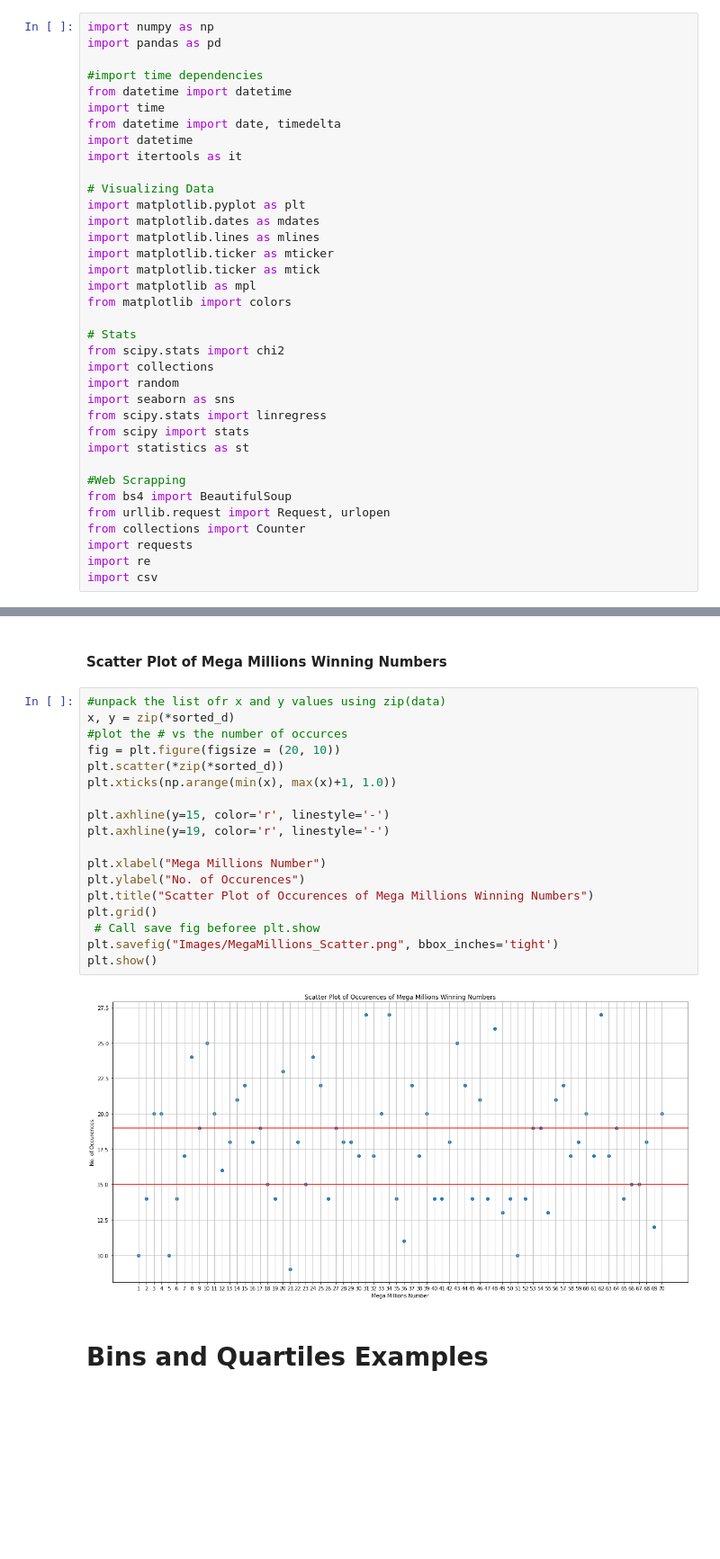
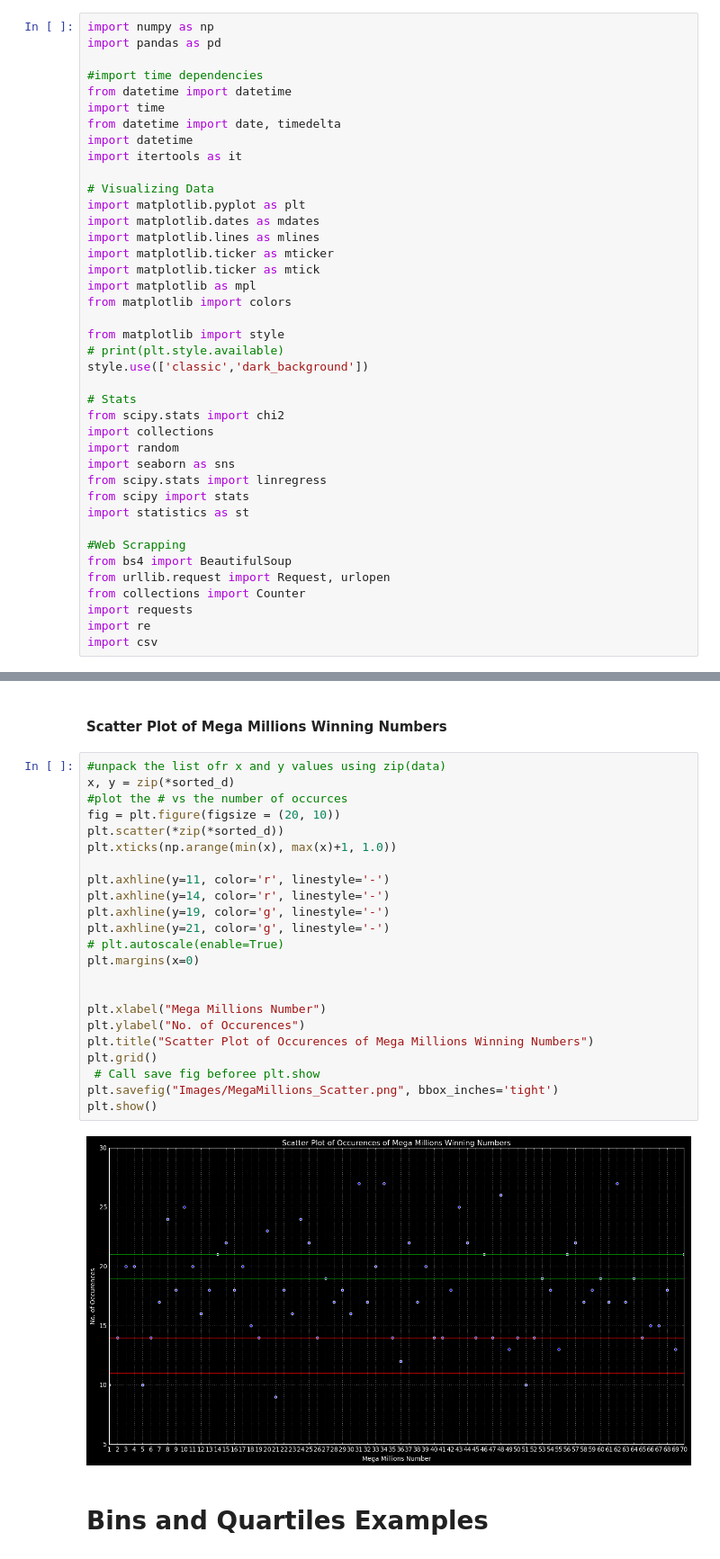
Before and after one commit to Jamals211/Gaming_The_Lottery, a Jupyter notebook: Lottery.ipynb, the cells around one changed output, grey strips where cells are left out. Shown at 90% size. Saved outputs shown, nothing was run; the diff lists cells and outputs as text; blank space fills up the shorter version.

```diff
--- a/Lottery.ipynb
+++ b/Lottery.ipynb
@@ -18,6 +18,10 @@ import matplotlib.ticker as mtick
 import matplotlib as mpl
 from matplotlib import colors
 
+from matplotlib import style
+# print(plt.style.available)
+style.use(['classic','dark_background'])
+
 # Stats
 from scipy.stats import chi2
 import collections
@@ -178,23 +182,28 @@ for x in lst:
 # %%
 #unpack the list ofr x and y values using zip(data)
 x, y = zip(*sorted_d)
 #plot the # vs the number of occurces
 fig = plt.figure(figsize = (20, 10))
 plt.scatter(*zip(*sorted_d))
 plt.xticks(np.arange(min(x), max(x)+1, 1.0))
 
-plt.axhline(y=15, color='r', linestyle='-')
-plt.axhline(y=19, color='r', linestyle='-')
+plt.axhline(y=11, color='r', linestyle='-')
+plt.axhline(y=14, color='r', linestyle='-')
+plt.axhline(y=19, color='g', linestyle='-')
+plt.axhline(y=21, color='g', linestyle='-')
+# plt.autoscale(enable=True)
+plt.margins(x=0)
+
 
 plt.xlabel("Mega Millions Number")
 plt.ylabel("No. of Occurences")
 plt.title("Scatter Plot of Occurences of Mega Millions Winning Numbers")
 plt.grid()
  # Call save fig beforee plt.show
 plt.savefig("Images/MegaMillions_Scatter.png", bbox_inches='tight')
 plt.show()
 # %% [output]
-[figure, old version]
+[figure, new version]
 # %% [markdown]
 # Bins and Quartiles Examples
 # %% [markdown]
```
Also changed, not shown: parts of 25 cells of this notebook, 9 other files.
